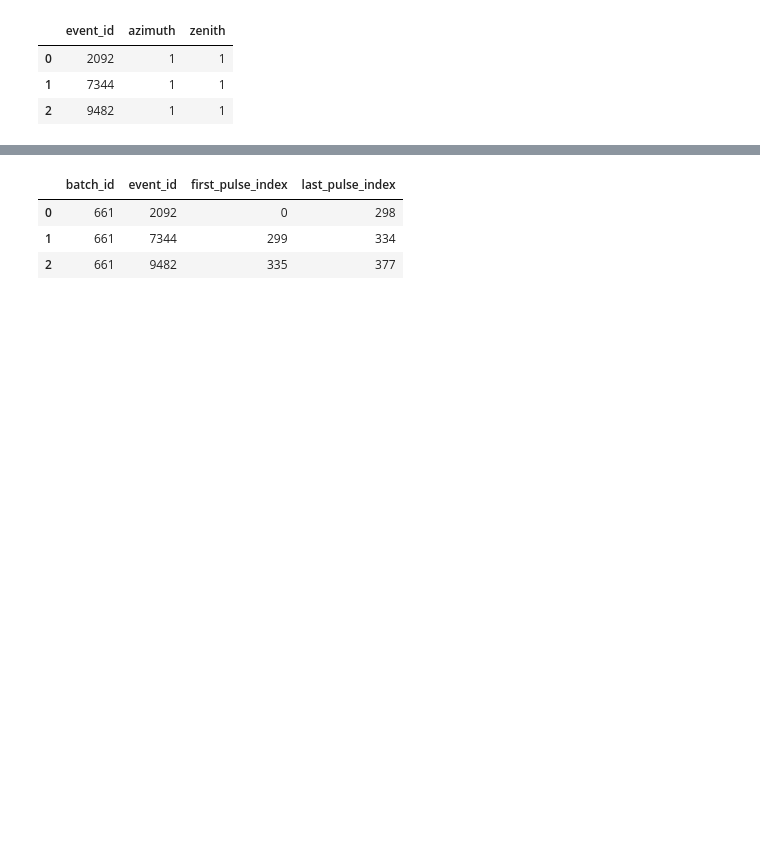
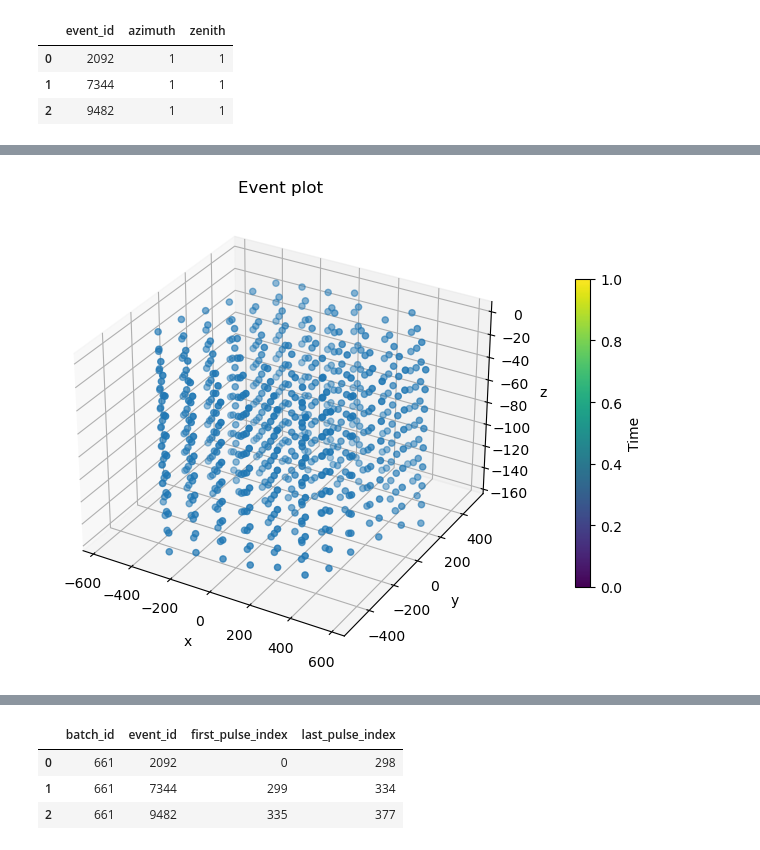
Before and after one commit to IMOKURI/kaggle-ice-cube, a Jupyter notebook: notebook/EDA.ipynb, the cells around one changed output, grey strips where cells are left out. Drawn from its saved outputs; the diff is of its cells as text; code cells hidden in the pictures; blank space fills up the shorter version.

```diff
--- a/notebook/EDA.ipynb
+++ b/notebook/EDA.ipynb
@@ -126,0 +147,29 @@ input.sensor_geometry
+# %%
+fig = plt.figure(figsize=(8, 8))
+
+ax = fig.add_subplot(projection="3d")
+ax.set_title("Event plot")
+
+ax.set_xlabel("x")
+ax.set_ylabel("y")
+ax.set_zlabel("z")
+
+#ax.set_xticks([-600, -300, 0.0, 300, 600])
+#ax.set_yticks([-600, -300, 0.0, 300, 600])
+#ax.set_zticks([-600, -300, 0.0, 300, 600])
+
+# 散布図を描画
+scatter = ax.scatter(
+    input.sensor_geometry[input.sensor_geometry["sensor_type"] == 3]["x"],
+    input.sensor_geometry[input.sensor_geometry["sensor_type"] == 3]["y"],
+    input.sensor_geometry[input.sensor_geometry["sensor_type"] == 3]["z"],
+    #s=batch_event_["charge"] * 50,
+    #c=batch_event_["time"],
+)
+
+cbar = fig.colorbar(scatter, shrink=0.5, pad=0.1)
+cbar.set_label("Time")
+
+plt.show()
+# %% [output]
+[figure, added]
```
Also changed, not shown: parts of 8 cells of this notebook, 8 other files.
